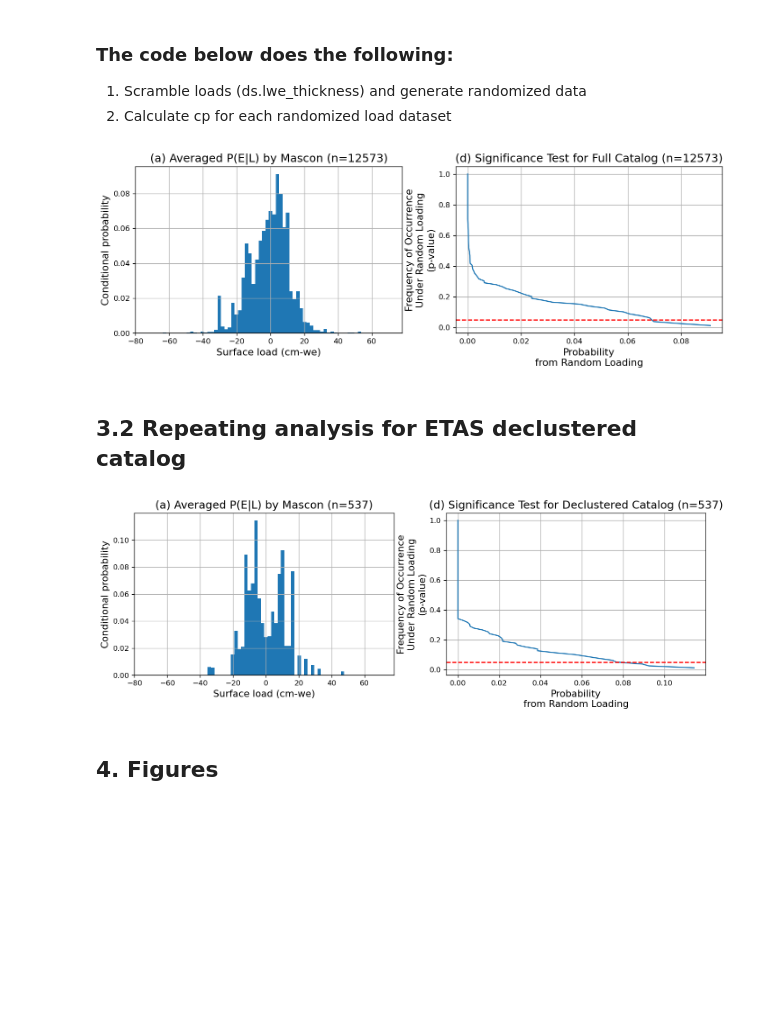
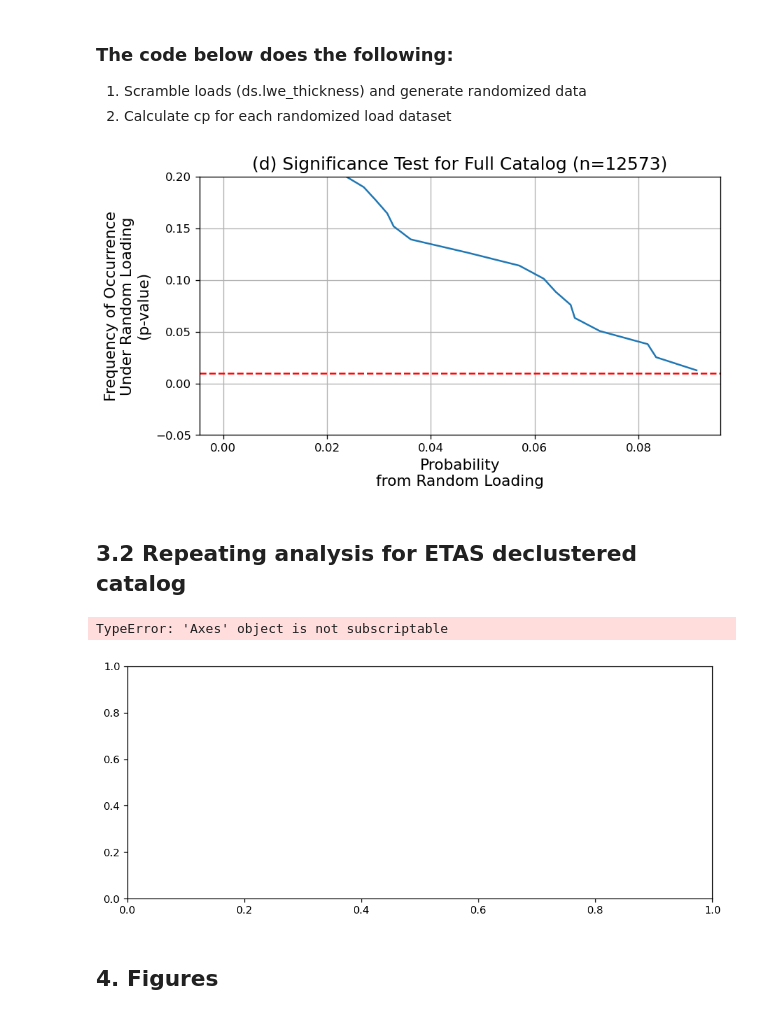
Before and after one commit to amandasyamsul/SLIQ, a Jupyter notebook: SLIQ-by-JPL-mascon.ipynb, the cells around one changed output. Drawn from its saved outputs; the diff is of its cells as text; code cells hidden in the pictures; blank space fills up the shorter version.

```diff
--- a/SLIQ-by-JPL-mascon.ipynb
+++ b/SLIQ-by-JPL-mascon.ipynb
@@ -186,7 +188,7 @@ axes[1].grid(True)
 2. Calculate cp for each randomized load dataset
 # %%
 # Number of randomizations
-N = 1000
+N = 100
 # %%
 cp_real_distribution = []  # List to store conditional probabilities from each randomization
 
@@ -204,7 +206,7 @@ for i in tqdm(range(N)):
     # Reshape the shuffled data back into its original structure
     shuffled_grace = flat_grace.reshape(all_grace_data.shape)
 
-    # Create a deep copy of the original dataset to avoid modifying the original `ds`
+    # Create a deep copy of the original dataset to avoid modifying the original 'ds'
     ds_shuffled = ds.copy(deep=True)
 
     # Replace the original surface load data with the shuffled version
@@ -212,38 +214,30 @@ for i in tqdm(range(N)):
 
     # Recalculate conditional probability P(E|L) using the shuffled dataset
     cp_shuffled, bins = calc_cp_by_mascon(catalog_gdf_full, ds_shuffled['lwe_thickness'])
+    cp_shuffled = cp_shuffled / np.sum(cp_shuffled) # Normalization
 
     # Store the computed conditional probabilities from this iteration
     cp_real_distribution.append(cp_shuffled)
 
 # Convert the list of probability distributions to a NumPy array for efficient computation
 cp_real_distribution = np.array(cp_real_distribution)  # Shape: (N, num_bins)
-
-# Compute the final averaged probability distribution across all permutations
-cp_real_distribution_avg = np.mean(cp_real_distribution, axis=0)  # Shape: (num_bins,)
 # %%
-fig, ax = plt.subplots(1,2, figsize=(14, 4), dpi=120)
+fig, ax = plt.subplots(figsize=(8, 4), dpi=120)
 fs = 13
 wid_etas = np.mean(np.diff(bins))
+cp_real_distribution = cp_real_distribution[1, :]
+full_dist = cp_real_distribution.flatten()
 
-### (b) P(E|L) by Mascon (full catalog)
-ax[0].bar(bins[:-1], cp_real_distribution_avg / np.sum(cp_real_distribution_avg),
-       width=wid_etas, align='edge')
-
-ax[0].set_xlim(bins[0], bins[-2])
-ax[0].set_xlabel('Surface load (cm-we)', fontsize=fs)
-ax[0].set_ylabel('Conditional probability', fontsize=fs)
-ax[0].set_title('(a) Averaged P(E|L) by Mascon (n=12573)', fontsize=fs + 2)
-ax[0].grid(True)
-
-sorted_data = np.sort(cp_real_distribution_avg)  # Use final averaged version
-ax[1].plot(sorted_data / np.sum(cp_real_distribution_avg) , 1 - np.arange(sorted_data.size) / sorted_data.size)
-ax[1].axhline(y=0.05, color='r', linestyle='--')
-ax[1].set_ylabel('Frequency of Occurrence\nUnder Random Loading\n(p-value)', fontsize=fs)
-ax[1].set_xlabel('Probability\nfrom Random Loading', fontsize=fs)
-ax[1].set_title('(d) Significance Test for Full Catalog (n=12573)', fontsize=fs + 2)
-ax[1].grid(True)
+### Significance test for full catalog
+sorted_data = np.sort(full_dist)
+ax.plot(sorted_data, 1 - np.arange(sorted_data.size) / sorted_data.size)
+ax.axhline(y=0.01, color='r', linestyle='--')
+ax.set_ylabel('Frequency of Occurrence\nUnder Random Loading\n(p-value)', fontsize=fs)
+ax.set_xlabel('Probability\nfrom Random Loading', fontsize=fs)
+ax.set_title('(d) Significance Test for Full Catalog (n=12573)', fontsize=fs + 2)
+ax.set_ylim([-0.05, 0.2])
+ax.grid(True)
 # %% [output]
-[figure, old version]
+[figure, new version]
 # %% [markdown]
 ## 3.2  Repeating analysis for ETAS declustered catalog
@@ -269,27 +263,24 @@ etas_cp_real_distribution_avg = np.mean(etas_cp_real_distribution, axis=0)  # Sh
 # %%
-fig, ax = plt.subplots(1,2, figsize=(14, 4), dpi=120)
+fig, ax = plt.subplots(figsize=(10, 4), dpi=120)
 fs = 13
 wid_etas = np.mean(np.diff(bins))
 
-### (b) P(E|L) by Mascon (declustered catalog)
-ax[0].bar(bins[:-1], etas_cp_real_distribution_avg / np.sum(etas_cp_real_distribution_avg),
-       width=wid_etas, align='edge')
+etas_dist = etas_cp_real_distribution.flatten()
 
-ax[0].set_xlim(bins[0], bins[-2])
-ax[0].set_xlabel('Surface load (cm-we)', fontsize=fs)
-ax[0].set_ylabel('Conditional probability', fontsize=fs)
-ax[0].set_title('(a) Averaged P(E|L) by Mascon (n=537)', fontsize=fs + 2)
-ax[0].grid(True)
+# ### (b) P(E|L) by Mascon (declustered catalog)
+ax[0].hist(etas_dist)
 
-sorted_data = np.sort(etas_cp_real_distribution_avg)  # Use final averaged version
-ax[1].plot(sorted_data / np.sum(etas_cp_real_distribution_avg) , 1 - np.arange(sorted_data.size) / sorted_data.size)
-ax[1].axhline(y=0.05, color='r', linestyle='--')
+sorted_data = np.sort(etas_dist)  # Use final averaged version
+ax[1].plot(sorted_data, 1 - np.arange(sorted_data.size) / sorted_data.size)
+ax[1].axhline(y=0.01, color='r', linestyle='--')
 ax[1].set_ylabel('Frequency of Occurrence\nUnder Random Loading\n(p-value)', fontsize=fs)
 ax[1].set_xlabel('Probability\nfrom Random Loading', fontsize=fs)
 ax[1].set_title('(d) Significance Test for Declustered Catalog (n=537)', fontsize=fs + 2)
+ax[1].set_ylim([-0.05, 0.2])
 ax[1].grid(True)
 # %% [output]
+TypeError: 'Axes' object is not subscriptable
-[figure, old version]
+[figure, new version]
 # %% [markdown]
 ## 4. Figures
 # %%
```
Also changed, not shown: parts of 14 cells of this notebook.
